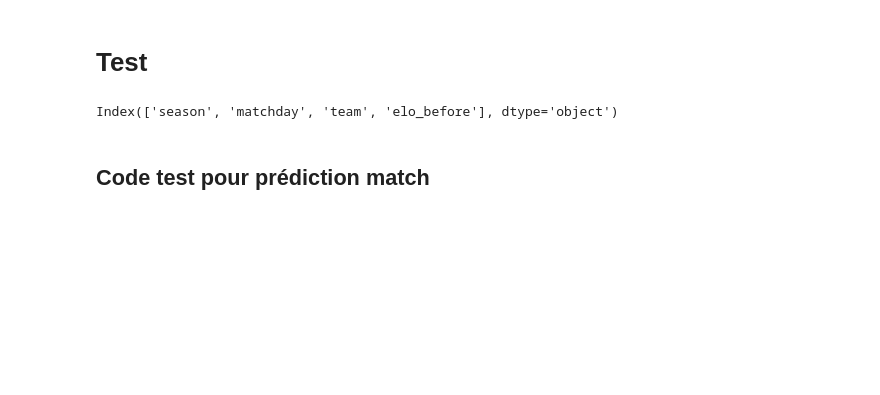
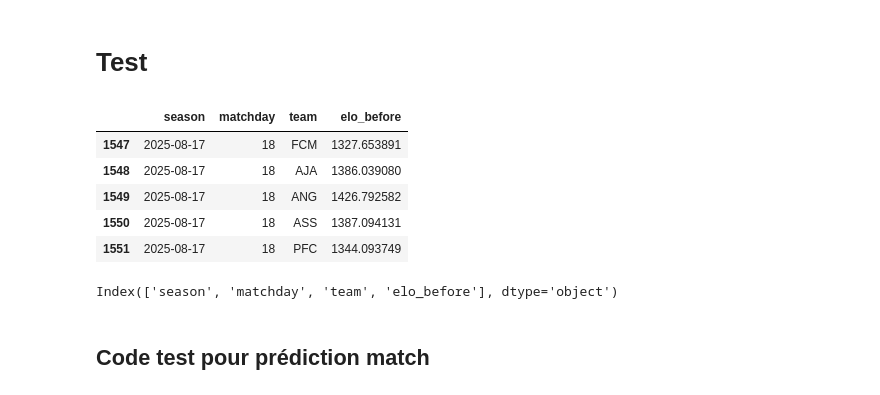
Before and after one commit to judithbreaud/ligue1_viz, a Jupyter notebook: notebooks/explore.ipynb, the cells around one changed output. Saved outputs shown, nothing was run; the diff lists cells and outputs as text; code cells hidden in the pictures; blank space fills up the shorter version.

```diff
--- a/notebooks/explore.ipynb
+++ b/notebooks/explore.ipynb
@@ -10,6 +10,15 @@ import matplotlib.pyplot as plt
 sys.path.append(os.path.abspath(".."))
 # %%
 history_elo = pd.read_parquet("../data/processed/elos_history.parquet")
+# %%
+history_elo.tail()
+# %% [output]
+|  | season | matchday | team | elo_before |
+| 1547 | 2025-08-17 | 18 | FCM | 1327.653891 |
+| 1548 | 2025-08-17 | 18 | AJA | 1386.039080 |
+| 1549 | 2025-08-17 | 18 | ANG | 1426.792582 |
+| 1550 | 2025-08-17 | 18 | ASS | 1387.094131 |
+| 1551 | 2025-08-17 | 18 | PFC | 1344.093749 |
 # %%
 history_elo.columns
 # %% [output]
```
Also changed, not shown: parts of 3 cells of this notebook.
